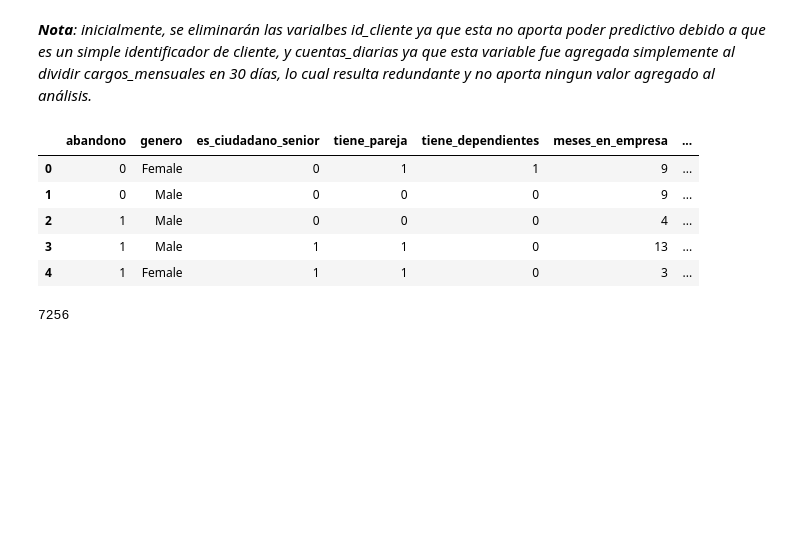
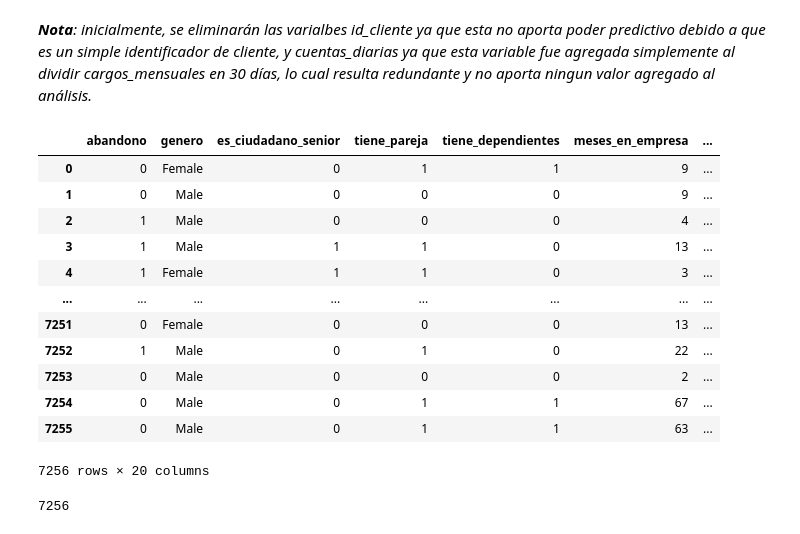
Before and after one commit to Nataliahfk/TELECOM-X---PARTE-2, a Jupyter notebook: TelecomX_SegundaParte_Natalia.ipynb, the cells around one changed output. Saved outputs shown, nothing was run; the diff lists cells and outputs as text; code cells hidden in the pictures; blank space fills up the shorter version.

```diff
--- a/TelecomX_SegundaParte_Natalia.ipynb
+++ b/TelecomX_SegundaParte_Natalia.ipynb
@@ -57,15 +57,22 @@ Index(['id_cliente', 'abandono', 'genero', 'es_ciudadano_senior',
 # %%
 # Eliminación de Columnas Irrelevantes
 datos.drop('id_cliente', axis=1, inplace=True)
 datos.drop('cuentas_diarias', axis=1, inplace=True)
-datos.head()
+datos
 # %% [output]
 |  | abandono | genero | es_ciudadano_senior | tiene_pareja | tiene_dependientes | meses_en_empresa | ... |
 | 0 | 0 | Female | 0 | 1 | 1 | 9 | ... |
 | 1 | 0 | Male | 0 | 0 | 0 | 9 | ... |
 | 2 | 1 | Male | 0 | 0 | 0 | 4 | ... |
 | 3 | 1 | Male | 1 | 1 | 0 | 13 | ... |
 | 4 | 1 | Female | 1 | 1 | 0 | 3 | ... |
+| ... | ... | ... | ... | ... | ... | ... | ... |
+| 7251 | 0 | Female | 0 | 0 | 0 | 13 | ... |
+| 7252 | 1 | Male | 0 | 1 | 0 | 22 | ... |
+| 7253 | 0 | Male | 0 | 0 | 0 | 2 | ... |
+| 7254 | 0 | Male | 0 | 1 | 1 | 67 | ... |
+| 7255 | 0 | Male | 0 | 1 | 1 | 63 | ... |
+7256 rows × 20 columns
 # %%
 datos = datos.rename(columns={
     'es_ciudadano_senior': 'adulto_mayor',
```
Also changed, not shown: parts of 14 cells of this notebook.
